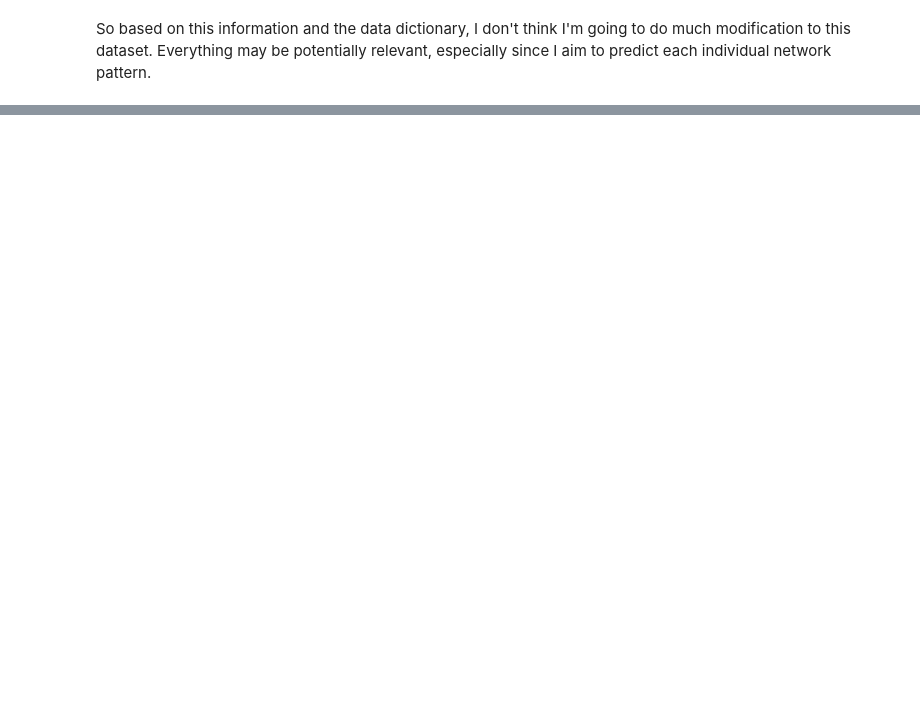
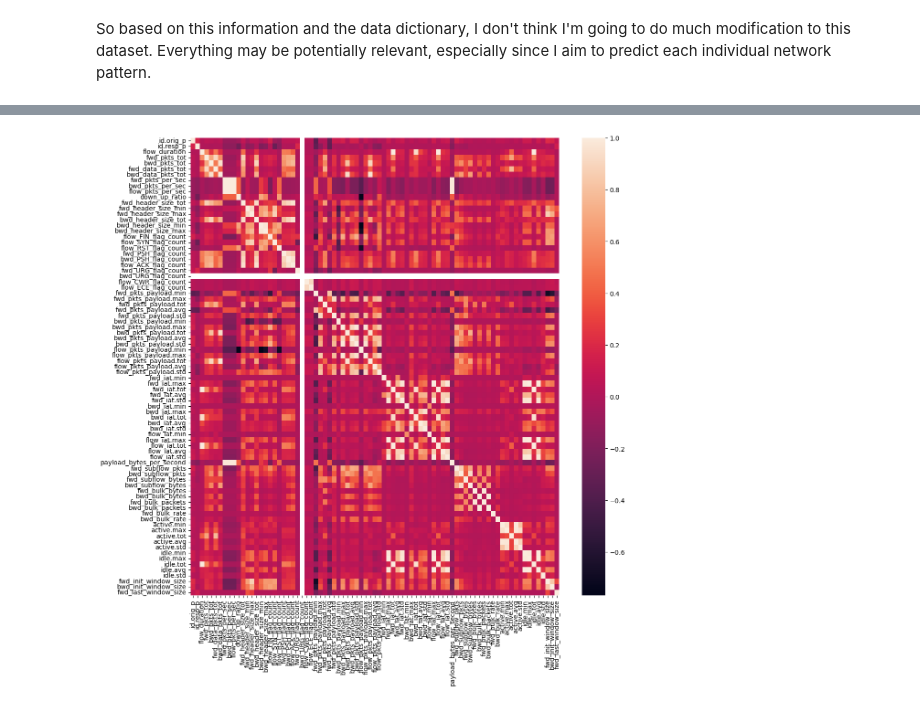
Before and after one commit to Michael-Nelson361/RT-IOT2022, a Jupyter notebook: wrangle.ipynb, the cells around one changed output, grey strips where cells are left out. Saved outputs shown, nothing was run; the diff lists cells and outputs as text; code cells hidden in the pictures; blank space fills up the shorter version.

```diff
--- a/wrangle.ipynb
+++ b/wrangle.ipynb
@@ -550,2 +554,5 @@ for col in train.columns:
 # %% [markdown]
 So based on this information and the data dictionary, I don't think I'm going to do much modification to this dataset. Everything may be potentially relevant, especially since I aim to predict each individual network pattern.
+# %%
+# Grab numeric features as a list
+numeric_features = [col for col in train.columns if train[col].dtype != "object"]
@@ -551,0 +575,11 @@ So based on this information and the data dictionary, I don't think I'm going to
+# %%
+
+plt.figure(figsize=(13,13))
+sns.heatmap(
+    train[numeric_features].corr(),
+    xticklabels=numeric_features,
+    yticklabels=numeric_features
+)
+plt.show()
+# %% [output]
+[figure, added]
```
Also changed, not shown: parts of 59 cells of this notebook, 1 other file.
